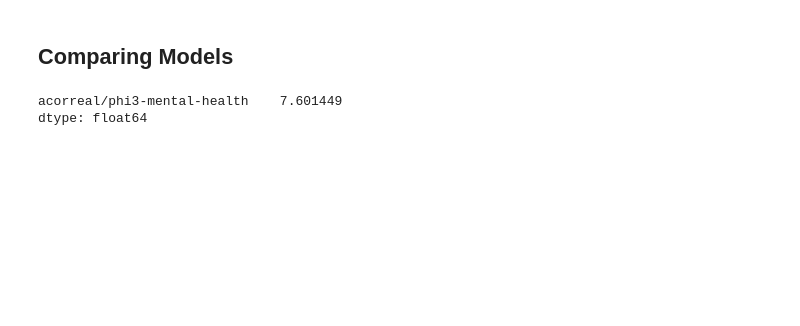
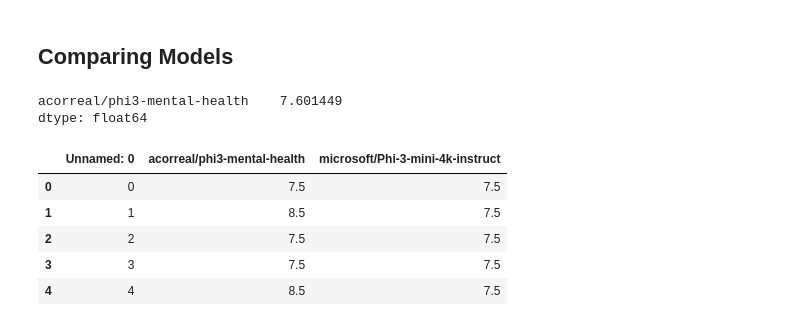
Before and after one commit to mlgomez0/Health_Therapist, a Jupyter notebook: backend/ml_models/LLMs_fine_tuning/phi3-qlora/test_phi3.ipynb, the cells around one changed output. Saved outputs shown, nothing was run; the diff lists cells and outputs as text; code cells hidden in the pictures; blank space fills up the shorter version.

Commit message:
original model eval

```diff
--- a/backend/ml_models/LLMs_fine_tuning/phi3-qlora/test_phi3.ipynb
+++ b/backend/ml_models/LLMs_fine_tuning/phi3-qlora/test_phi3.ipynb
@@ -306,8 +336,11 @@ input = model_responses_df['input'][0]
 def create_template(text_1, text_2, input):
   prompt = f"""
     You will be given a user_question, a mental_health_therapist_answer and a machine_generated_answer.
-    Your task is to provide a 'total rating' scoring how well the machine_generated_answer answers the user concerns expressed in the user_question. Use the mental_health_therapist_answer as example of a good answer.
-    Give your answer as a float on a scale of 0 to 10, where 0 means that the machine_generated_answer is not helpful at all, and 10 means that the answer completely and helpfully addresses the user_question.
+    Your task is to provide a 'total rating' scoring how well the machine_generated_answer answers
+    the user concerns expressed in the user_question. Use the mental_health_therapist_answer as example of
+    a good answer. Give your answer as a float on a scale of 0 to 10, where 0 means that the
+    machine_generated_answer is not helpful at all, and 10 means that the answer completely and helpfully
+    addresses the user_question.
 
     Provide your feedback as follows:
 
@@ -355,7 +388,3 @@ def get_llm_scores(model_name, prompt):
   else:
       print(f"Request failed with status code {response.status_code}: {response.text}")
       return None
-# %%
-prompt = create_template(text_1, text_2, input)
-
-score = get_llm_scores(model_name, prompt)
@@ -400,0 +438,7 @@ df_llm_eval.to_csv('llm_eval.csv')
+# %%
+result = [] # calculating the score using LLMs for the original model
+
+for i in range(original_model_responses_df.shape[0]):
+  prompt = create_template(original_model_responses_df['therapist_output'][i], original_model_responses_df['output'][i], original_model_responses_df['input'][i])
+  score = get_llm_scores(model_name, prompt)
+  result.append(score)
@@ -406,3 +468,14 @@ df_llm_eval[['acorreal/phi3-mental-health']].mean()
 # %% [output]
 acorreal/phi3-mental-health    7.601449
 dtype: float64
+# %%
+df_llm_eval["microsoft/Phi-3-mini-4k-instruct"] = result
+# %%
+df_llm_eval.head()
+# %% [output]
+|  | Unnamed: 0 | acorreal/phi3-mental-health | microsoft/Phi-3-mini-4k-instruct |
+| 0 | 0 | 7.5 | 7.5 |
+| 1 | 1 | 8.5 | 7.5 |
+| 2 | 2 | 7.5 | 7.5 |
+| 3 | 3 | 7.5 | 7.5 |
+| 4 | 4 | 8.5 | 7.5 |
```
Also changed, not shown: parts of 16 cells of this notebook, 3 other files.
